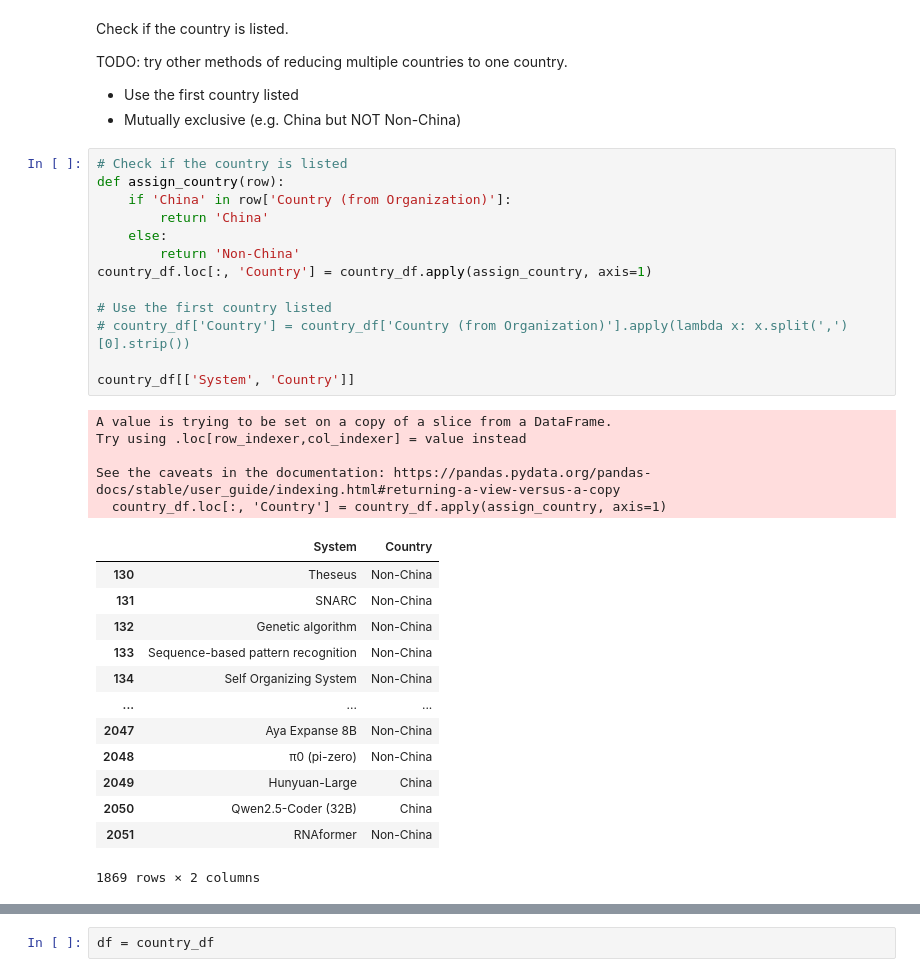
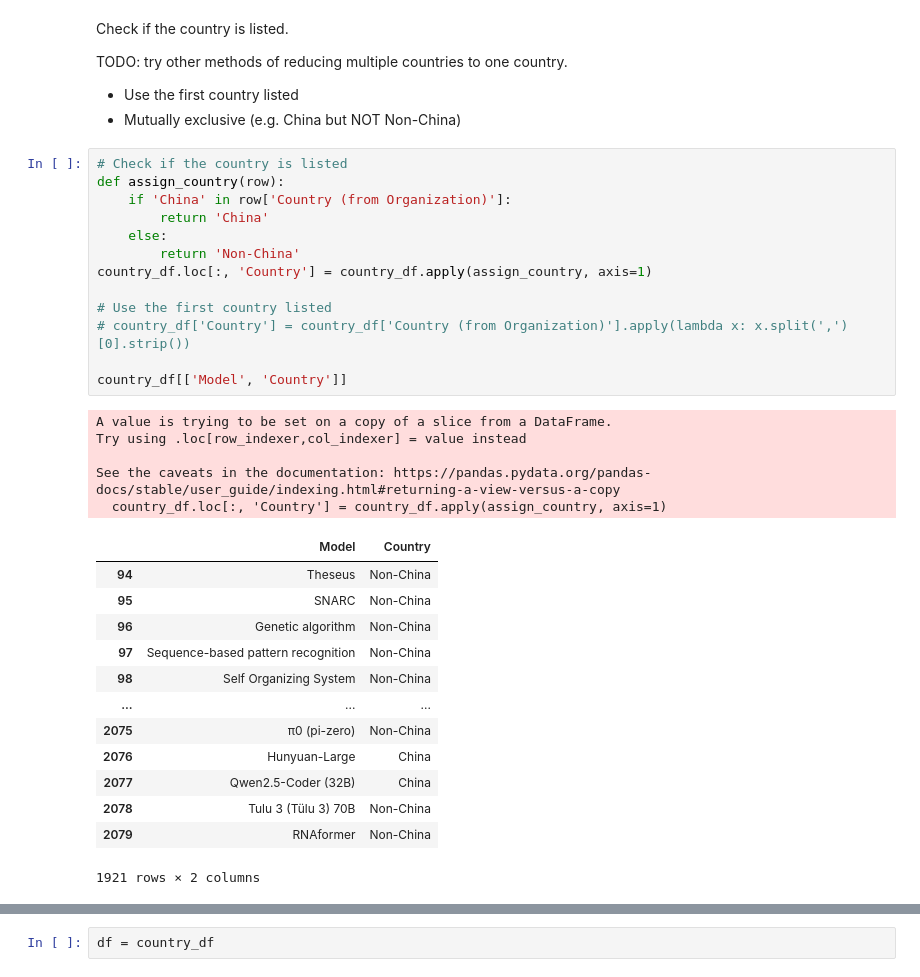
Before and after one commit to epoch-research/china-ai-trends, a Jupyter notebook: compute_analysis.ipynb, the cells around one changed output, grey strips where cells are left out. Cells and saved outputs as stored; diff of their text form.

```diff
--- a/compute_analysis.ipynb
+++ b/compute_analysis.ipynb
@@ -139,35 +139,35 @@ TODO: try other methods of reducing multiple countries to one country.
 # %%
 # Check if the country is listed
 def assign_country(row):
     if 'China' in row['Country (from Organization)']:
         return 'China'
     else:
         return 'Non-China'
 country_df.loc[:, 'Country'] = country_df.apply(assign_country, axis=1)
 
 # Use the first country listed
 # country_df['Country'] = country_df['Country (from Organization)'].apply(lambda x: x.split(',')[0].strip())
 
-country_df[['System', 'Country']]
+country_df[['Model', 'Country']]
 # %% [output]
 A value is trying to be set on a copy of a slice from a DataFrame.
 Try using .loc[row_indexer,col_indexer] = value instead
 
 See the caveats in the documentation: https://pandas.pydata.org/pandas-docs/stable/user_guide/indexing.html#returning-a-view-versus-a-copy
   country_df.loc[:, 'Country'] = country_df.apply(assign_country, axis=1)
-|  | System | Country |
-| 130 | Theseus | Non-China |
-| 131 | SNARC | Non-China |
-| 132 | Genetic algorithm | Non-China |
-| 133 | Sequence-based pattern recognition | Non-China |
-| 134 | Self Organizing System | Non-China |
+|  | Model | Country |
+| 94 | Theseus | Non-China |
+| 95 | SNARC | Non-China |
+| 96 | Genetic algorithm | Non-China |
+| 97 | Sequence-based pattern recognition | Non-China |
+| 98 | Self Organizing System | Non-China |
 | ... | ... | ... |
-| 2047 | Aya Expanse 8B | Non-China |
-| 2048 | π0 (pi-zero) | Non-China |
-| 2049 | Hunyuan-Large | China |
-| 2050 | Qwen2.5-Coder (32B) | China |
-| 2051 | RNAformer | Non-China |
+| 2075 | π0 (pi-zero) | Non-China |
+| 2076 | Hunyuan-Large | China |
+| 2077 | Qwen2.5-Coder (32B) | China |
+| 2078 | Tulu 3 (Tülu 3) 70B | Non-China |
+| 2079 | RNAformer | Non-China |
-1869 rows × 2 columns
+1921 rows × 2 columns
 # %%
 for cat in country_df['Country'].unique():
     if pd.isna(cat):
```
Also changed, not shown: parts of 21 cells of this notebook, 1 other file.
